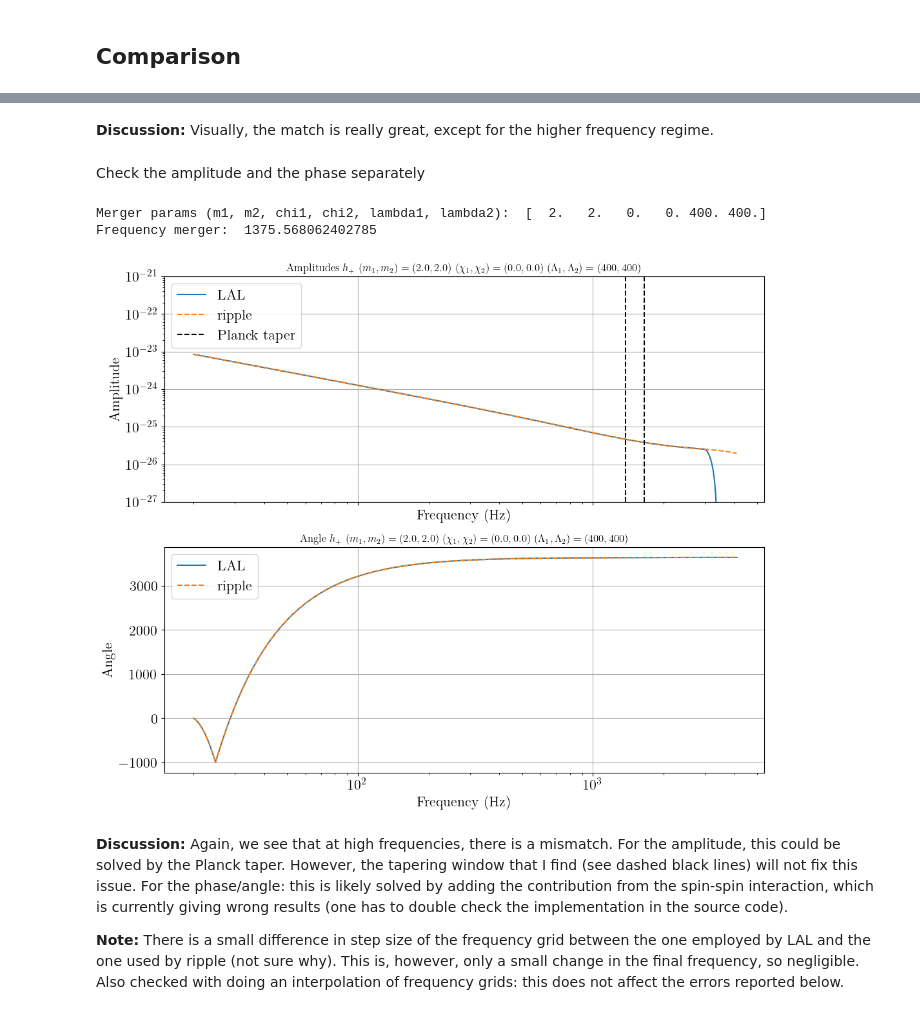
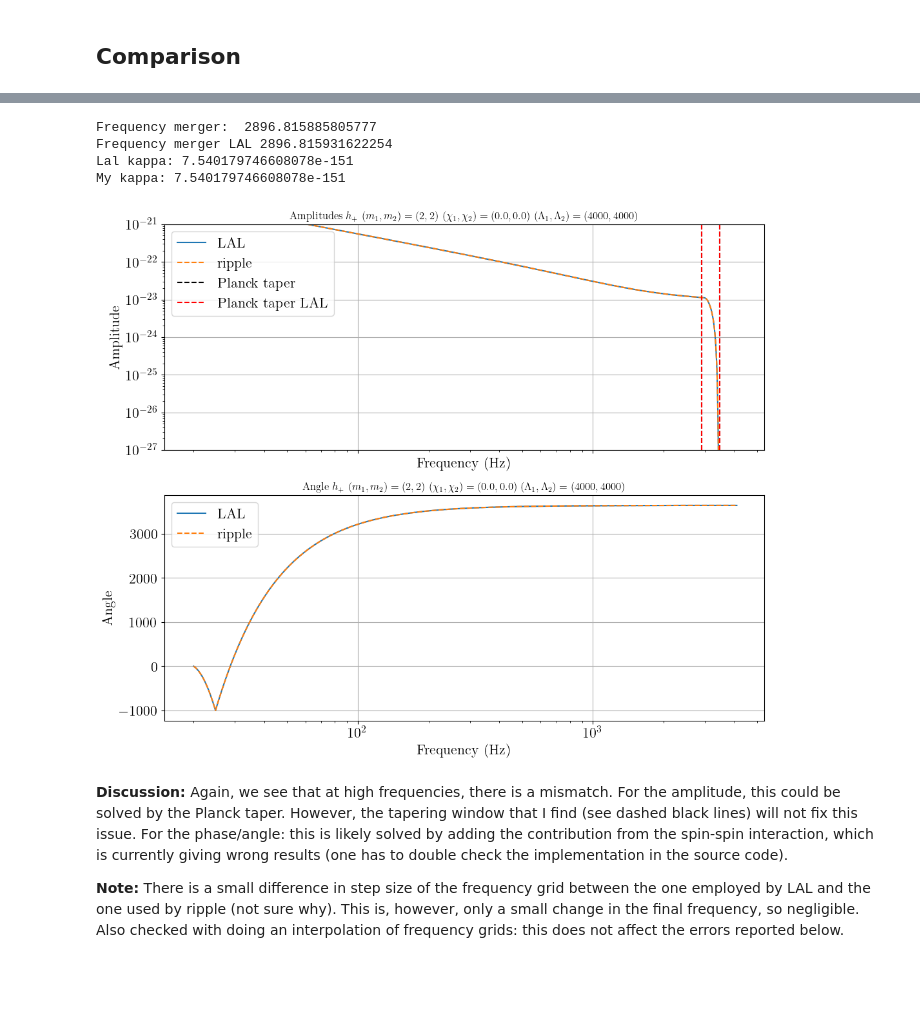
Before and after one commit to tedwards2412/ripple, a Jupyter notebook: notebooks/check_NRTidal.ipynb, the cells around one changed output, grey strips where cells are left out. Drawn from its saved outputs; the diff is of its cells as text; code cells hidden in the pictures; blank space fills up the shorter version.

```diff
--- a/notebooks/check_NRTidal.ipynb
+++ b/notebooks/check_NRTidal.ipynb
@@ -37,16 +38,16 @@ The autoreload extension is already loaded. To reload it, use:
 # %% [markdown]
 We will compare waveforms with the following intrinsic parameters, which are close to the extremes on which the LAL implementation has been reviewed:
 # %%
-m1 = 2. # masses
-m2 = 2.
+m1 = 2 # masses
+m2 = 2
 
 chi1 = 0.0 # spins
 chi2 = 0.0
 
-lambda1 = 400 # tidal deformabilities
-lambda2 = 400
+lambda1 = 4000 # tidal deformabilities
+lambda2 = 4000
 
-distance = 440.
+distance = 1.
 # %% [markdown]
 Get the frequency grid:
 # %%
@@ -199,14 +202,14 @@ plt.show()
-# %% [markdown]
-**Discussion:** Visually, the match is really great, except for the higher frequency regime.
-# %% [markdown]
-Check the amplitude and the phase separately
 # %%
 ## Get the merger frequency to check the Planck taper window
 
-merger_params = jnp.array([m1, m2, chi1, chi2, lambda1, lambda2])
+l1, l2 = lambda1 / ((m1 * MSUN)**5), lambda2 / ((m2 * MSUN)**5)
+# l1, l2 = lambda1, lambda2
+merger_params = jnp.array([m1, m2, chi1, chi2, l1, l2])
 f_merger = X_NRTidalv2._get_merger_frequency(merger_params)
 f_merger = float(f_merger)
-print("Merger params (m1, m2, chi1, chi2, lambda1, lambda2): ", merger_params)
+
+
+# print("Merger params (m1, m2, chi1, chi2, lambda1, lambda2): ", merger_params)
 print("Frequency merger: ", f_merger)
 
 ## Get amplitude and angle for comparison
@@ -232,37 +235,51 @@ plt.plot(fs_ripple, A_ripple, "--", label = "ripple")
 # Plot where the Planck taper has to take place
 plt.axvline(f_merger, linestyle = "--", color = 'black', label = 'Planck taper')
 plt.axvline(1.2 * f_merger, linestyle = "--", color = 'black')
+
+
+lal_kappa = lalsim.SimNRTunedTidesComputeKappa2T(m1, m2, l1, l2)
+lal_f_merger = lalsim.SimNRTunedTidesMergerFrequency((m1 + m2), lal_kappa, m1/m2)
+print(f"Frequency merger LAL {lal_f_merger}")
+
+# Kappas
+print(f"Lal kappa: {lal_kappa}")
+print(f"My kappa: {X_NRTidalv2.get_kappa(merger_params)}")
+
+plt.axvline(lal_f_merger, linestyle = "--", color = 'red', label = 'Planck taper LAL')
+plt.axvline(1.2 * lal_f_merger, linestyle = "--", color = 'red')
 
 plt.title(r"Amplitudes $h_+$ ($m_1, m_2) = ({}, {}$) ($\chi_1, \chi_2) = ({}, {}$) ($\Lambda_1, \Lambda_2) = ({}, {}$)".format(m1, m2, chi1, chi2, lambda1, lambda2))
 plt.yscale('log')
 plt.xscale('log')
 plt.xlabel("Frequency (Hz)")
 plt.ylabel("Amplitude")
 plt.ylim(1e-27, 1e-21)
 plt.xlim(f_l - 5)
 plt.legend()
 
 # Plot the angle or the phase
 plt.subplot(2, 1, 2)
 if plot_angle:
     plt.plot(freqs_lal[mask_lal], angle_lalsuite, "-", label = "LAL")
     plt.plot(fs_ripple, angle_ripple, "--", label = "ripple")
     name = "Angle"
 else:
     plt.plot(freqs_lal[mask_lal], angle_lalsuite, "-", label = "LAL")
     plt.plot(fs_ripple, phase_ripple, "--", label = "ripple")
     name = "Phase"
 plt.legend()
 plt.title(r"{} $h_+$ ($m_1, m_2) = ({}, {}$) ($\chi_1, \chi_2) = ({}, {}$) ($\Lambda_1, \Lambda_2) = ({}, {}$)".format(name, m1, m2, chi1, chi2, lambda1, lambda2))
 plt.xlabel("Frequency (Hz)")
 plt.ylabel(f"{name}")
 plt.xscale('log')
 plt.xlim(f_l - 5)
 plt.show()
 # %% [output]
-Merger params (m1, m2, chi1, chi2, lambda1, lambda2):  [  2.   2.   0.   0. 400. 400.]
-Frequency merger:  1375.568062402785
+Frequency merger:  2896.815885805777
+Frequency merger LAL 2896.815931622254
+Lal kappa: 7.540179746608078e-151
+My kappa: 7.540179746608078e-151
-[figure, old version]
+[figure, new version]
 # %% [markdown]
 **Discussion:** Again, we see that at high frequencies, there is a mismatch. For the amplitude, this could be solved by the Planck taper. However, the tapering window that I find (see dashed black lines) will not fix this issue. For the phase/angle: this is likely solved by adding the contribution from the spin-spin interaction, which is currently giving wrong results (one has to double check the implementation in the source code).
 
```
Also changed, not shown: parts of 15 cells of this notebook, 3 other files.
